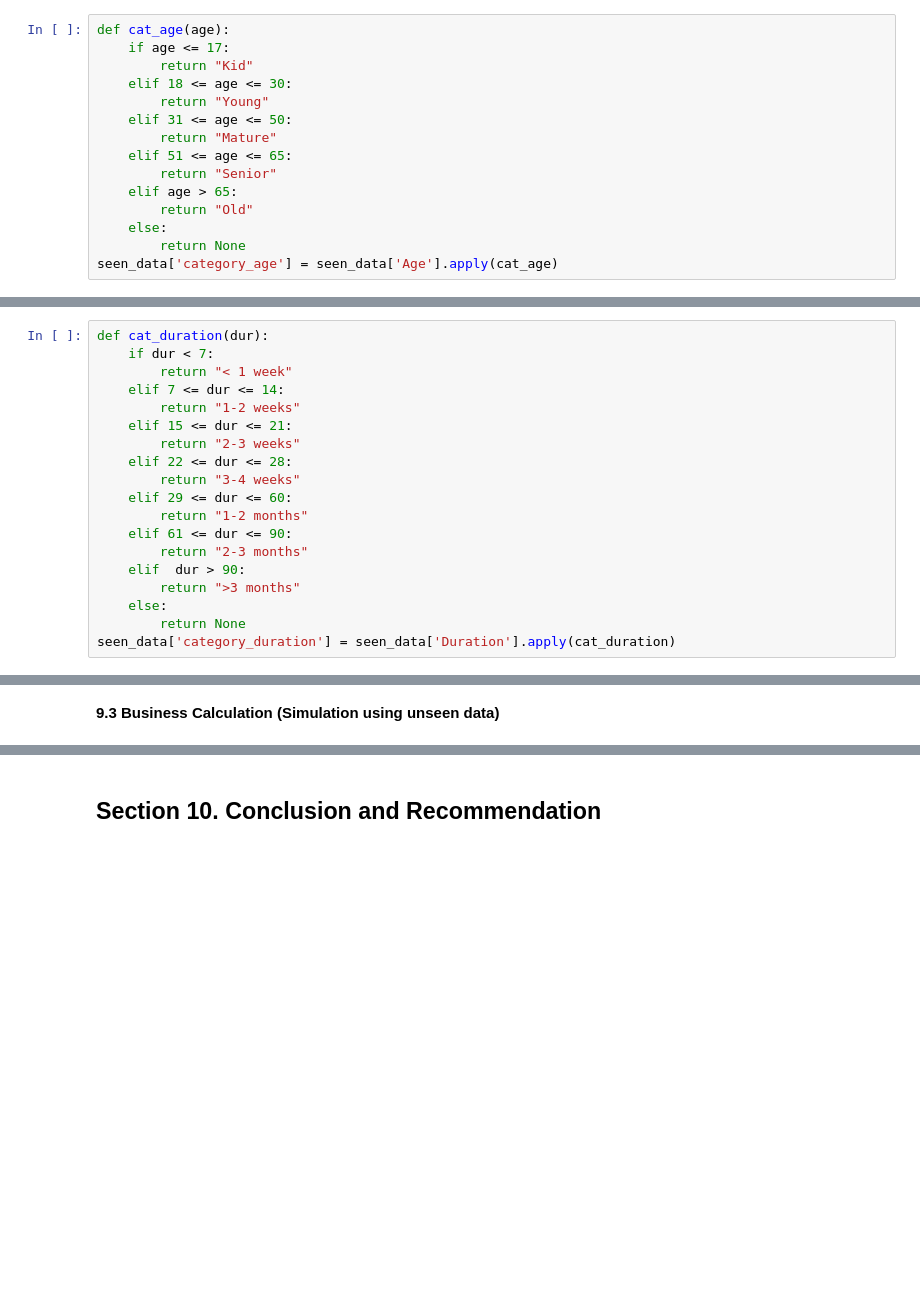
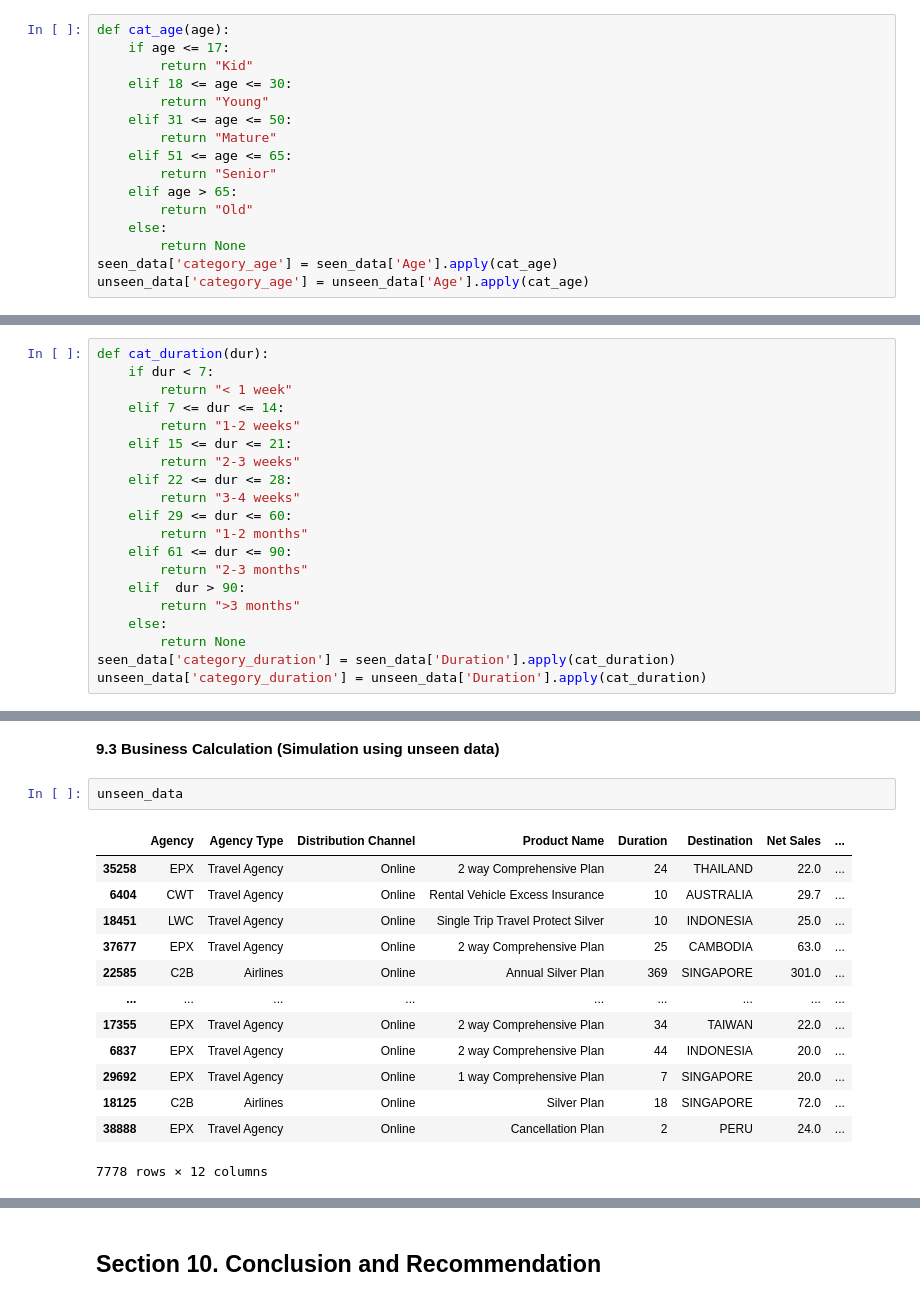
Before and after one commit to Faizism/travel_insurance, a Jupyter notebook: notebooks/2.0 refined-transformation.ipynb, the cells around one changed output, grey strips where cells are left out. Cells and saved outputs as stored; diff of their text form; blank space fills up the shorter version.

```diff
--- a/notebooks/2.0 refined-transformation.ipynb
+++ b/notebooks/2.0 refined-transformation.ipynb
@@ -802,6 +802,7 @@ def cat_age(age):
     else:
         return None
 seen_data['category_age'] = seen_data['Age'].apply(cat_age)
+unseen_data['category_age'] = unseen_data['Age'].apply(cat_age)
 # %%
 # Age Distribution
 claimants_age = seen_data['category_age']
@@ -856,6 +857,7 @@ def cat_duration(dur):
     else:
         return None
 seen_data['category_duration'] = seen_data['Duration'].apply(cat_duration)
+unseen_data['category_duration'] = unseen_data['Duration'].apply(cat_duration)
 # %%
 # Age Distribution Among Claimants
 claimants_dur = seen_data['category_duration']
@@ -2044,2 +2088,18 @@ pickle.dump(best_model, open("logit-final-clf_calibrated-080.sav", 'wb'))
 # %% [markdown]
 **9.3 Business Calculation (Simulation using unseen data)**
+# %%
+unseen_data
+# %% [output]
+|  | Agency | Agency Type | Distribution Channel | Product Name | Duration | Destination | Net Sales | ... |
+| 35258 | EPX | Travel Agency | Online | 2 way Comprehensive Plan | 24 | THAILAND | 22.0 | ... |
+| 6404 | CWT | Travel Agency | Online | Rental Vehicle Excess Insurance | 10 | AUSTRALIA | 29.7 | ... |
+| 18451 | LWC | Travel Agency | Online | Single Trip Travel Protect Silver | 10 | INDONESIA | 25.0 | ... |
+| 37677 | EPX | Travel Agency | Online | 2 way Comprehensive Plan | 25 | CAMBODIA | 63.0 | ... |
+| 22585 | C2B | Airlines | Online | Annual Silver Plan | 369 | SINGAPORE | 301.0 | ... |
+| ... | ... | ... | ... | ... | ... | ... | ... | ... |
+| 17355 | EPX | Travel Agency | Online | 2 way Comprehensive Plan | 34 | TAIWAN | 22.0 | ... |
+| 6837 | EPX | Travel Agency | Online | 2 way Comprehensive Plan | 44 | INDONESIA | 20.0 | ... |
+| 29692 | EPX | Travel Agency | Online | 1 way Comprehensive Plan | 7 | SINGAPORE | 20.0 | ... |
+| 18125 | C2B | Airlines | Online | Silver Plan | 18 | SINGAPORE | 72.0 | ... |
+| 38888 | EPX | Travel Agency | Online | Cancellation Plan | 2 | PERU | 24.0 | ... |
+7778 rows × 12 columns
```
Also changed, not shown: parts of 33 cells of this notebook.
